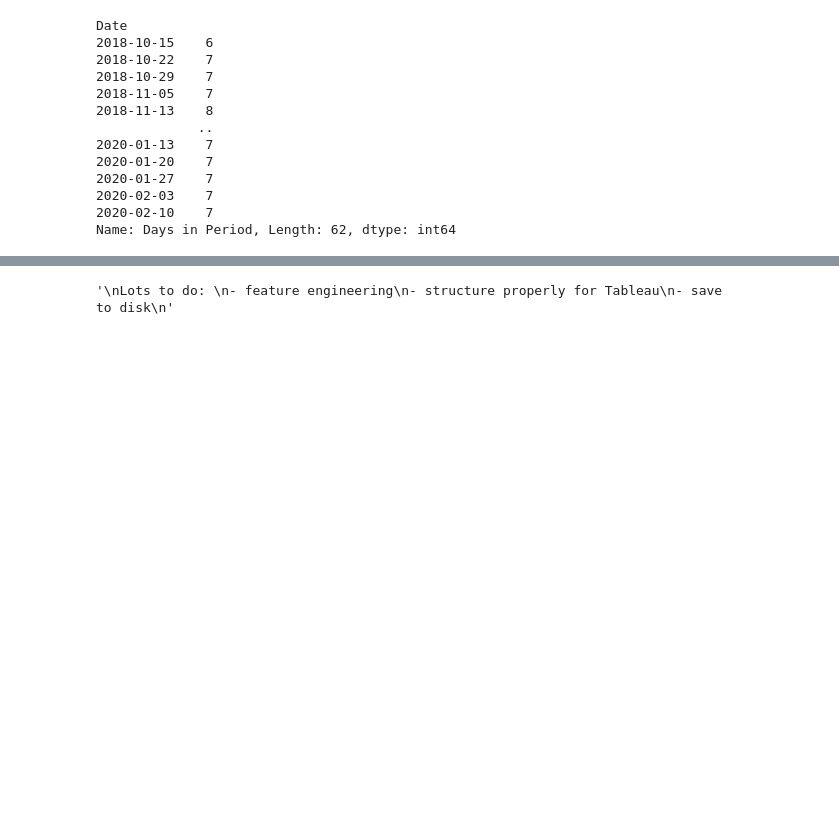
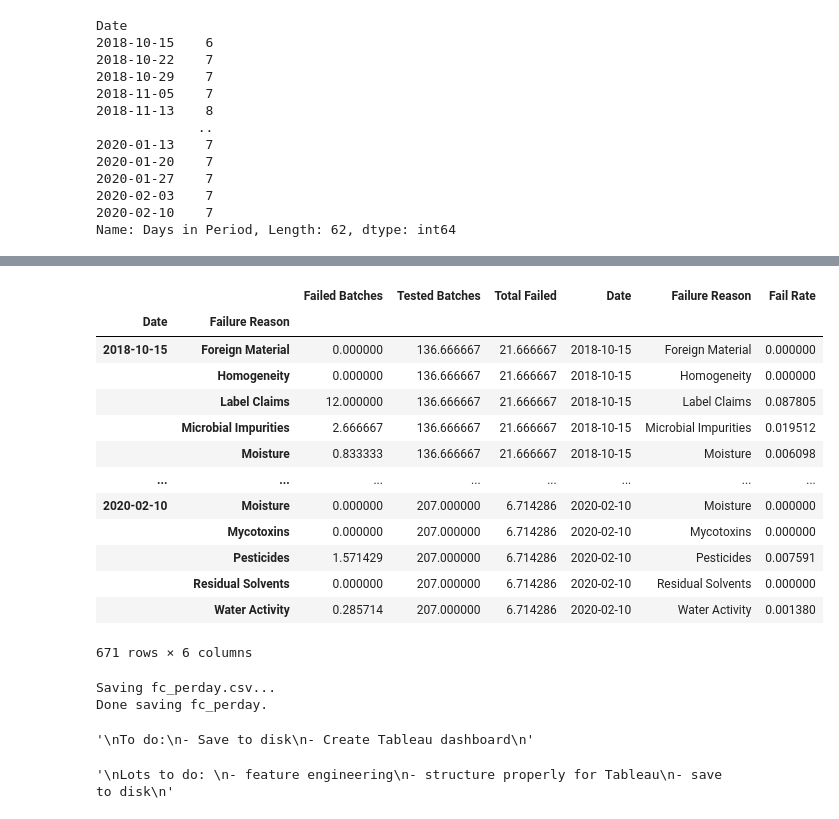
Before and after one commit to daericks/bcc_weekly_reports, a Jupyter notebook: notebooks/2-Transform-per_day.ipynb, the cells around one changed output, grey strips where cells are left out. Cells and saved outputs as stored; diff of their text form; code cells hidden in the pictures; blank space fills up the shorter version.

Commit message:
created 'Fail Rate', formatted for Tableau, saved fc_perday.csv

```diff
--- a/notebooks/2-Transform-per_day.ipynb
+++ b/notebooks/2-Transform-per_day.ipynb
@@ -163,0 +148,5 @@ avg_daily_failure_categories[keep_cols]
+# %%
+# a = avg_daily_failure_categories.stack()
+fc_perday = avg_daily_failure_categories[avg_daily_failure_categories.columns[:-1]].stack()
+# del a['Days in Period']
+fc_perday
@@ -163,0 +195,4 @@ avg_daily_failure_categories[keep_cols]
+# %%
+fc_perday['Date'] = fc_perday.index.get_level_values(0)
+fc_perday['Failure Reason'] = fc_perday.index.get_level_values(1)
+fc_perday
@@ -164,3 +214,43 @@ avg_daily_failure_categories[keep_cols]
+# %%
+# Remove rows with 'Failure Reason' == 'Total'
+# (do not want 'Total' as a 'Failure Reason' in Tableau)
+fc_perday = fc_perday.loc[fc_perday['Failure Reason']!='Total'].copy()
+# %%
+# Remove rows with 'Total Failed' == 0. Artifact from pivot -> unstack
+fc_perday = fc_perday.loc[fc_perday['Total Failed']!=0].copy()
+# %%
+fc_perday['Fail Rate'] = fc_perday['Failed Batches'] / fc_perday['Tested Batches']
+fc_perday
+# %% [output]
+|  |  | Failed Batches | Tested Batches | Total Failed | Date | Failure Reason | Fail Rate |
+| Date | Failure Reason |  |  |  |  |  |  |
+| 2018-10-15 | Foreign Material | 0.000000 | 136.666667 | 21.666667 | 2018-10-15 | Foreign Material | 0.000000 |
+|  | Homogeneity | 0.000000 | 136.666667 | 21.666667 | 2018-10-15 | Homogeneity | 0.000000 |
+|  | Label Claims | 12.000000 | 136.666667 | 21.666667 | 2018-10-15 | Label Claims | 0.087805 |
+|  | Microbial Impurities | 2.666667 | 136.666667 | 21.666667 | 2018-10-15 | Microbial Impurities | 0.019512 |
+|  | Moisture | 0.833333 | 136.666667 | 21.666667 | 2018-10-15 | Moisture | 0.006098 |
+| ... | ... | ... | ... | ... | ... | ... | ... |
+| 2020-02-10 | Moisture | 0.000000 | 207.000000 | 6.714286 | 2020-02-10 | Moisture | 0.000000 |
+|  | Mycotoxins | 0.000000 | 207.000000 | 6.714286 | 2020-02-10 | Mycotoxins | 0.000000 |
+|  | Pesticides | 1.571429 | 207.000000 | 6.714286 | 2020-02-10 | Pesticides | 0.007591 |
+|  | Residual Solvents | 0.000000 | 207.000000 | 6.714286 | 2020-02-10 | Residual Solvents | 0.000000 |
+|  | Water Activity | 0.285714 | 207.000000 | 6.714286 | 2020-02-10 | Water Activity | 0.001380 |
+671 rows × 6 columns
+# %%
+print('Saving fc_perday.csv...')
+fc_perday.to_csv(path_or_buf='../../etl_data/fc_perday.csv', index=False)
+print('Done saving fc_perday.')
+# %% [output]
+Saving fc_perday.csv...
+Done saving fc_perday.
+# %%
+'''
+To do:
+- Save to disk
+- Create Tableau dashboard
+'''
+# %% [output]
+'\nTo do:\n- Save to disk\n- Create Tableau dashboard\n'
 # %%
 '''
 Lots to do:
```
Also changed, not shown: parts of 11 cells of this notebook.
